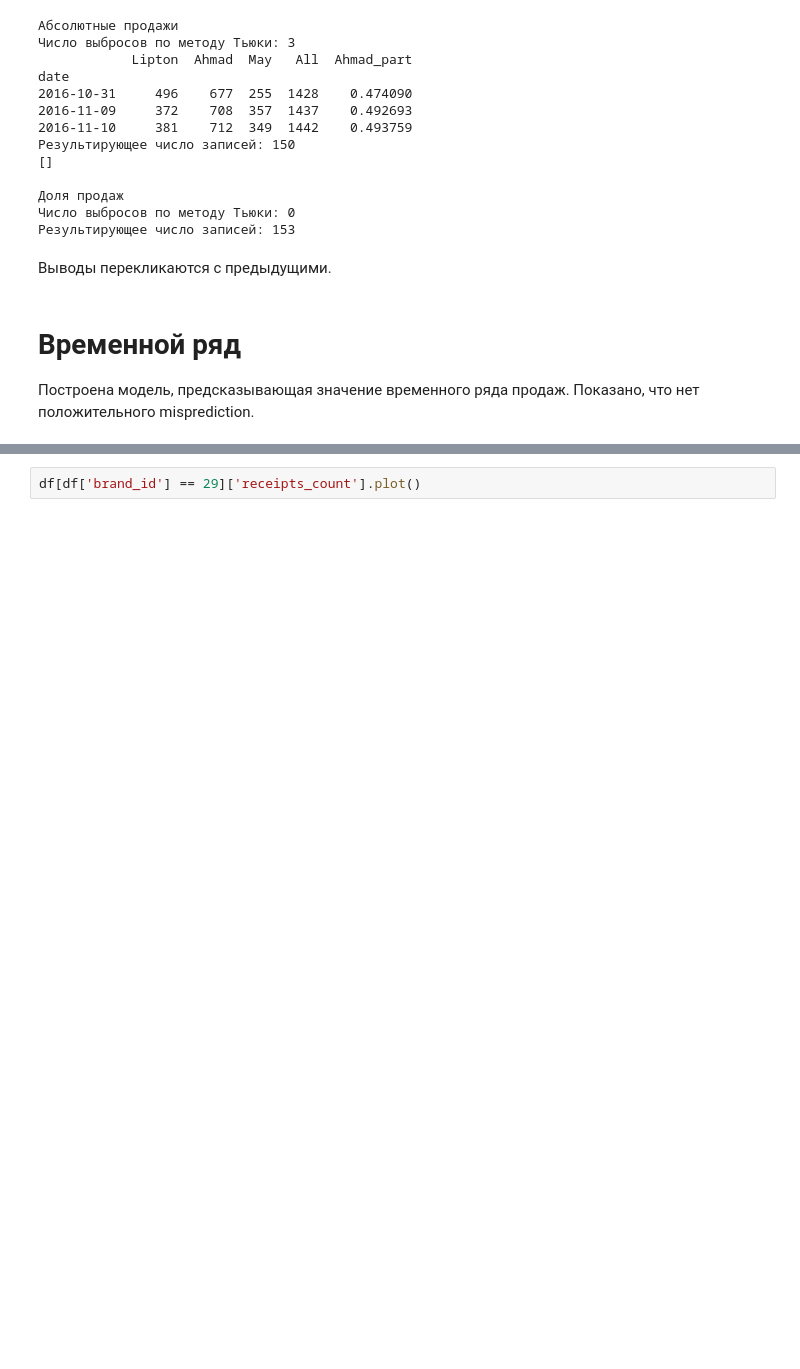
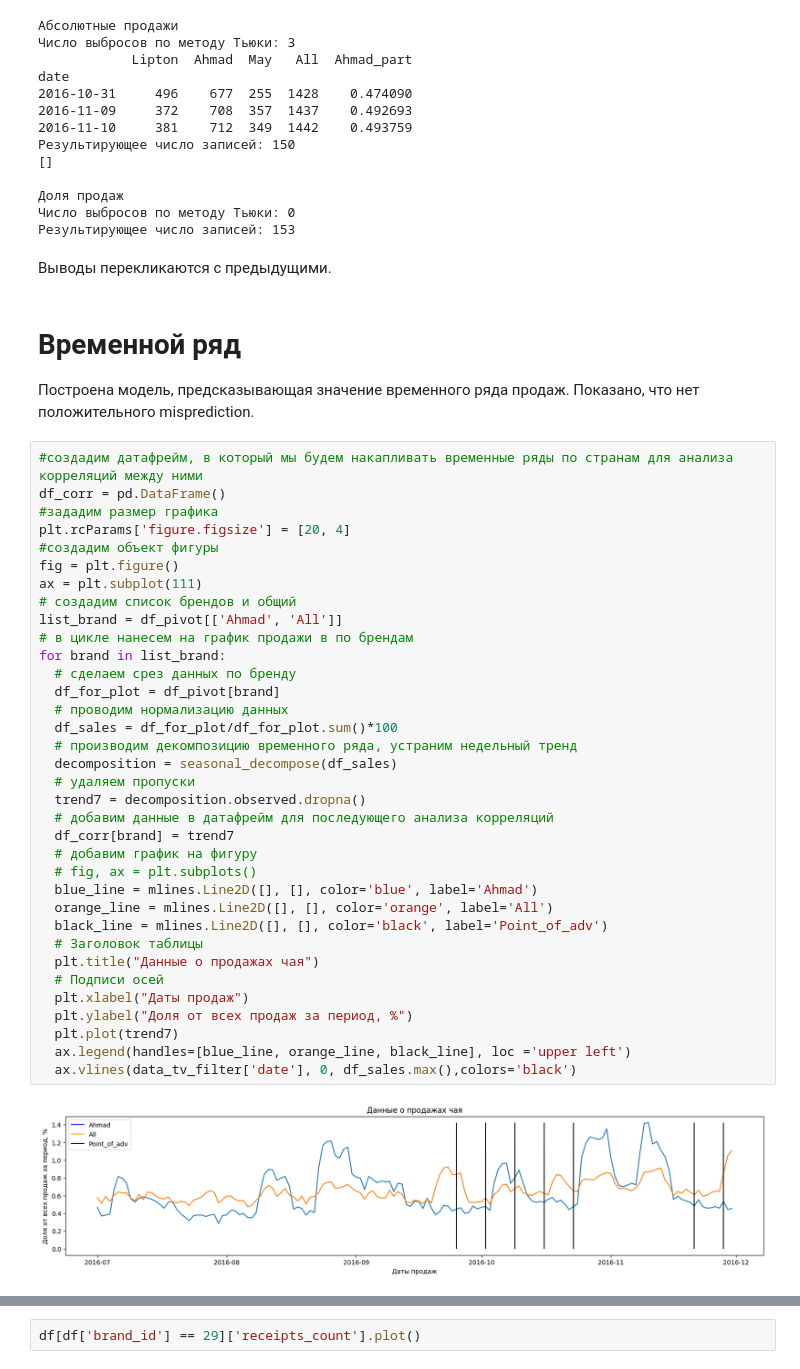
Before and after one commit to PavelNovikov888/Anomaly_Detection, a Jupyter notebook: Проект_Детектирование_аномалий.ipynb, the cells around one changed output, grey strips where cells are left out. Cells and saved outputs as stored; diff of their text form; blank space fills up the shorter version.

```diff
--- a/Проект_Детектирование_аномалий.ipynb
+++ b/Проект_Детектирование_аномалий.ipynb
@@ -462,6 +463,43 @@ date
 # %% [markdown]
 # Временной ряд
 Построена модель, предсказывающая значение временного ряда продаж. Показано, что нет положительного misprediction.
+# %%
+#создадим датафрейм, в который мы будем накапливать временные ряды по странам для анализа корреляций между ними
+df_corr = pd.DataFrame()
+#зададим размер графика
+plt.rcParams['figure.figsize'] = [20, 4]
+#создадим объект фигуры
+fig = plt.figure()
+ax = plt.subplot(111)
+# создадим список брендов и общий
+list_brand = df_pivot[['Ahmad', 'All']]
+# в цикле нанесем на график продажи в по брендам
+for brand in list_brand:
+  # сделаем срез данных по бренду
+  df_for_plot = df_pivot[brand]
+  # проводим нормализацию данных
+  df_sales = df_for_plot/df_for_plot.sum()*100
+  # производим декомпозицию временного ряда, устраним недельный тренд
+  decomposition = seasonal_decompose(df_sales)
+  # удаляем пропуски
+  trend7 = decomposition.observed.dropna()
+  # добавим данные в датафрейм для последующего анализа корреляций
+  df_corr[brand] = trend7
+  # добавим график на фигуру
+  # fig, ax = plt.subplots()
+  blue_line = mlines.Line2D([], [], color='blue', label='Ahmad')
+  orange_line = mlines.Line2D([], [], color='orange', label='All')
+  black_line = mlines.Line2D([], [], color='black', label='Point_of_adv')
+  # Заголовок таблицы
+  plt.title("Данные о продажах чая")
+  # Подписи осей
+  plt.xlabel("Даты продаж")
+  plt.ylabel("Доля от всех продаж за период, %")
+  plt.plot(trend7)
+  ax.legend(handles=[blue_line, orange_line, black_line], loc ='upper left')
+  ax.vlines(data_tv_filter['date'], 0, df_sales.max(),colors='black')
+# %% [output]
+[figure, added]
 # %%
 #создадим датафрейм, в который мы будем накапливать временные ряды по странам для анализа корреляций между ними
 df_corr = pd.DataFrame()
```
Also changed, not shown: parts of 2 cells of this notebook.
